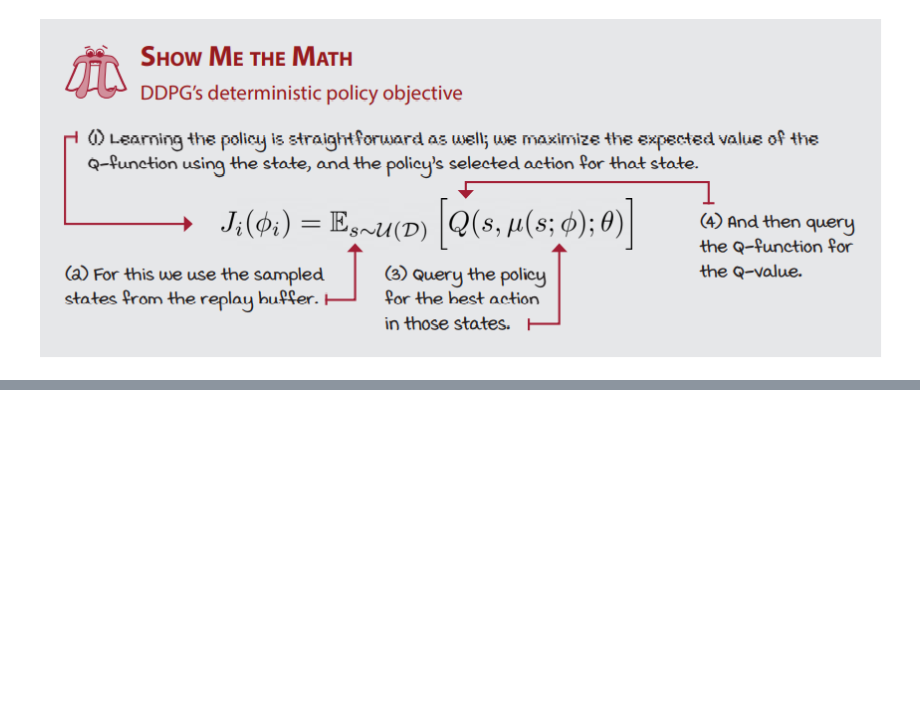
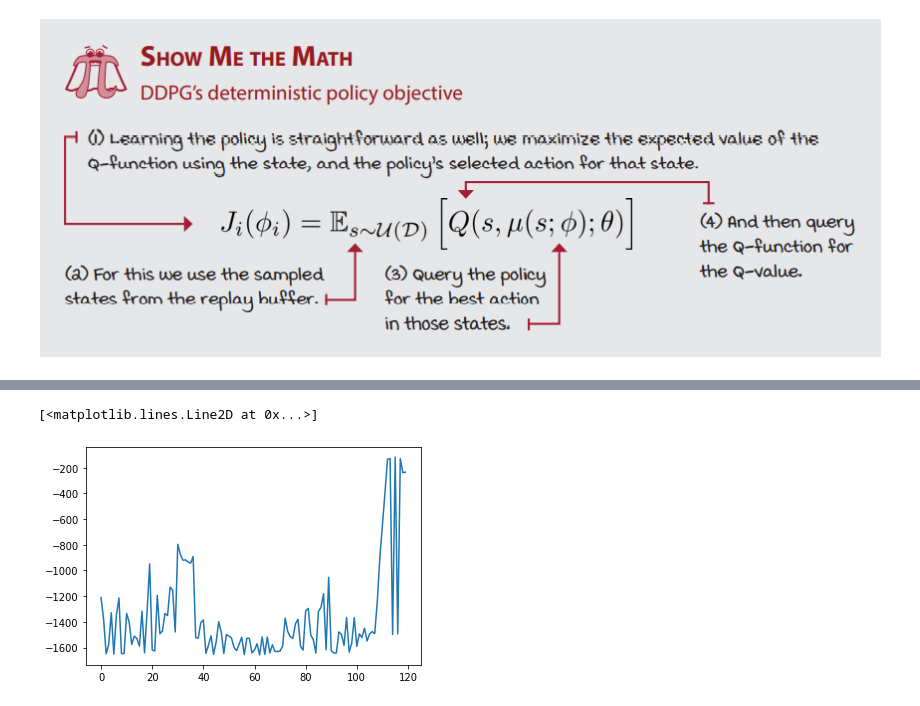
Before and after one commit to Kikumu/Reinforcement-Learning-repo, a Jupyter notebook: state_of_the_art/TD3(Twin Delayed DDPG) with PER(Prioritized Experience Replay).ipynb, the cells around one changed output, grey strips where cells are left out. Drawn from its saved outputs; the diff is of its cells as text; code cells hidden in the pictures; blank space fills up the shorter version.

```diff
--- a/state_of_the_art/TD3(Twin Delayed DDPG) with PER(Prioritized Experience Replay).ipynb
+++ b/state_of_the_art/TD3(Twin Delayed DDPG) with PER(Prioritized Experience Replay).ipynb
@@ -481,0 +494,5 @@ plt.plot(y, x)
+# %%
+plt.plot(y, x)#full bias correction
+# %% [output]
+[<matplotlib.lines.Line2D at 0x...>]
+[figure, added]
```
Also changed, not shown: parts of 9 cells of this notebook, 2 other files.
